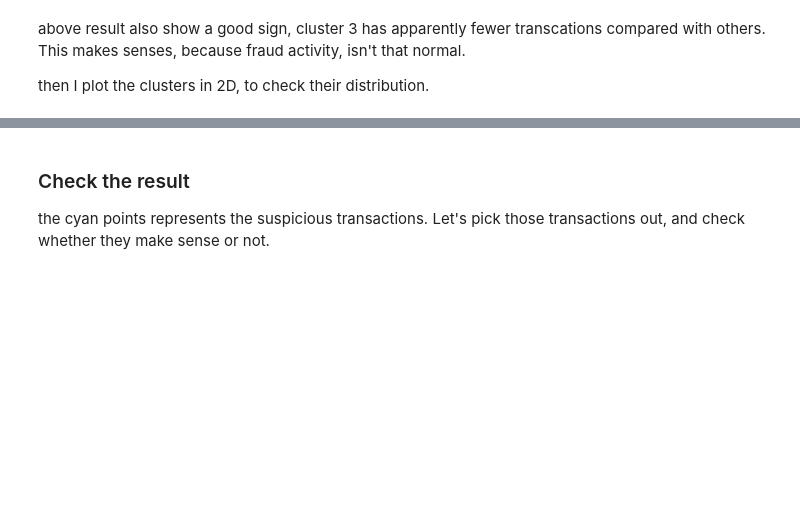
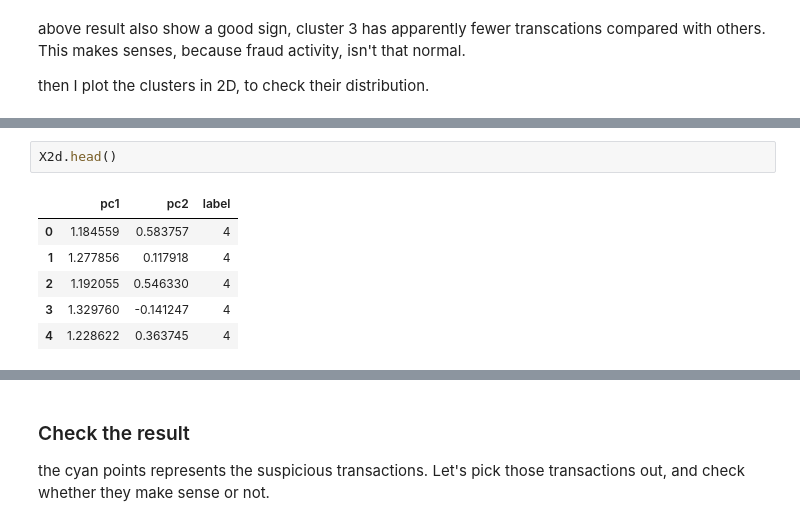
Before and after one commit to stasi009/TakeHomeDataChallenges, a Jupyter notebook: 10.CreditCard/credit_card_fraud.ipynb, the cells around one changed output, grey strips where cells are left out. Drawn from its saved outputs; the diff is of its cells as text; blank space fills up the shorter version.

```diff
--- a/10.CreditCard/credit_card_fraud.ipynb
+++ b/10.CreditCard/credit_card_fraud.ipynb
@@ -244,0 +247,9 @@ plt.legend(loc='best')
+# %%
+X2d.head()
+# %% [output]
+|  | pc1 | pc2 | label |
+| 0 | 1.184559 | 0.583757 | 4 |
+| 1 | 1.277856 | 0.117918 | 4 |
+| 2 | 1.192055 | 0.546330 | 4 |
+| 3 | 1.329760 | -0.141247 | 4 |
+| 4 | 1.228622 | 0.363745 | 4 |
```
Also changed, not shown: parts of 10 cells of this notebook, 9 other files.
